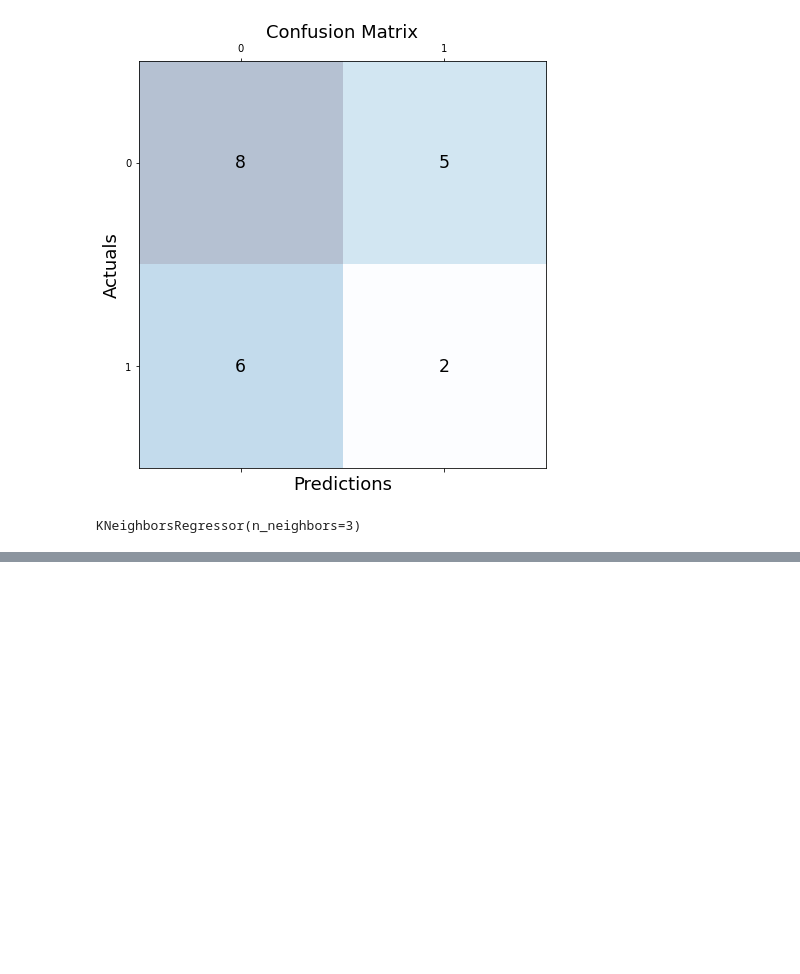
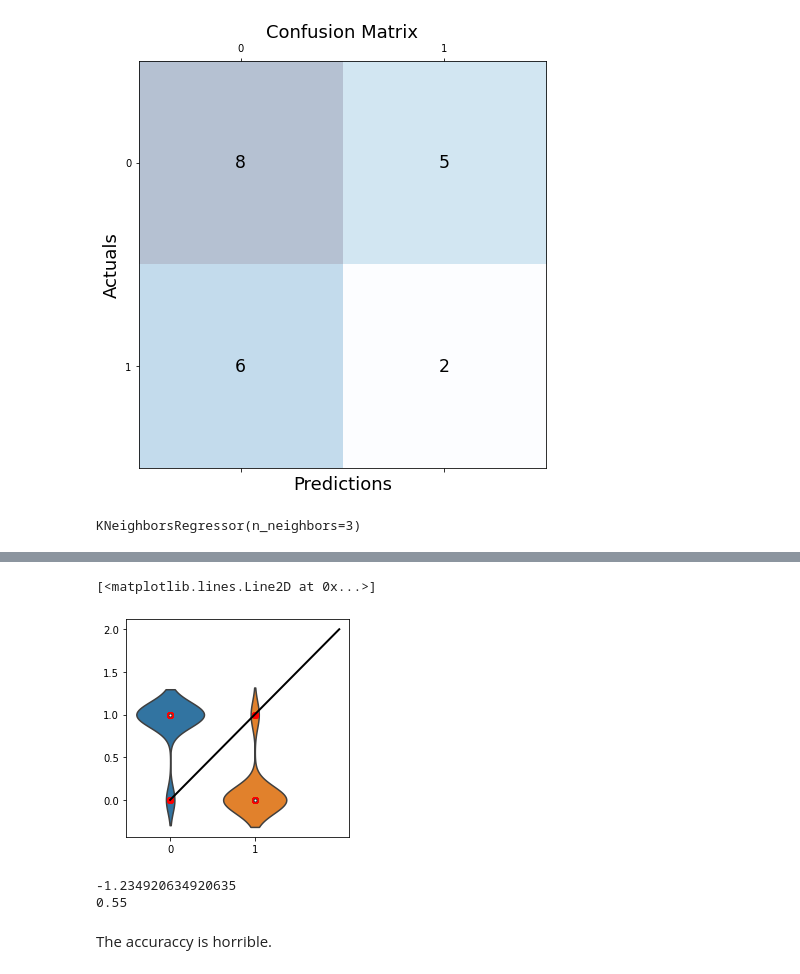
Before and after one commit to Kieons/Homework2, a Jupyter notebook: notebook/Jack Li Homwork.ipynb, the cells around one changed output, grey strips where cells are left out. Cells and saved outputs as stored; diff of their text form; code cells hidden in the pictures; blank space fills up the shorter version.

```diff
--- a/notebook/Jack Li Homwork.ipynb
+++ b/notebook/Jack Li Homwork.ipynb
@@ -249,0 +309,3 @@ This was my attempt to question 4 and 5 with kmeans logistic regression
+# %%
+df['Pop'].replace(['other', 'Vic'], #Replaces the qualitative data with qualitative data
+                        [1,0], inplace=True)
@@ -249,0 +321,8 @@ This was my attempt to question 4 and 5 with kmeans logistic regression
+# %%
+train, test=train_test_split(df,test_size=0.2,random_state=1010)
+
+x_train = train[['sex','age','hdlngth','skullw','totlngth','taill','footlgth','earconch','eye','chest','belly']].values
+y_train = train['Pop'].values
+
+x_test = test[['sex','age','hdlngth','skullw','totlngth','taill','footlgth','earconch','eye','chest','belly']].values
+y_test = test['Pop'].values
@@ -249,0 +333,5 @@ This was my attempt to question 4 and 5 with kmeans logistic regression
+# %%
+from sklearn.cluster import KMeans
+kmeans = KMeans(n_clusters = 2, init = 'k-means++', max_iter = 300, n_init = 15, random_state = 0)
+kmeans_train = kmeans.fit_predict(x_train)
+kmeans_test = kmeans.fit_predict(x_test)
@@ -249,0 +353,17 @@ This was my attempt to question 4 and 5 with kmeans logistic regression
+# %%
+plt.figure(figsize=(4,4))
+sns.violinplot(x=y_train,y=kmeans_train,data=df, xlim=[0,3])
+plt.scatter(y_train,kmeans_train,color='r')
+plt.plot([0,2],[0,2],lw=2,color='black')
+# %% [output]
+[<matplotlib.lines.Line2D at 0x...>]
+[figure, added]
+# %%
+
+print(r2_score(y_train, knn_train))
+print(mean_squared_error(y_train, knn_train))
+# %% [output]
+-1.234920634920635
+0.55
+# %% [markdown]
+The accuraccy is horrible.
```
Also changed, not shown: parts of 12 cells of this notebook.
